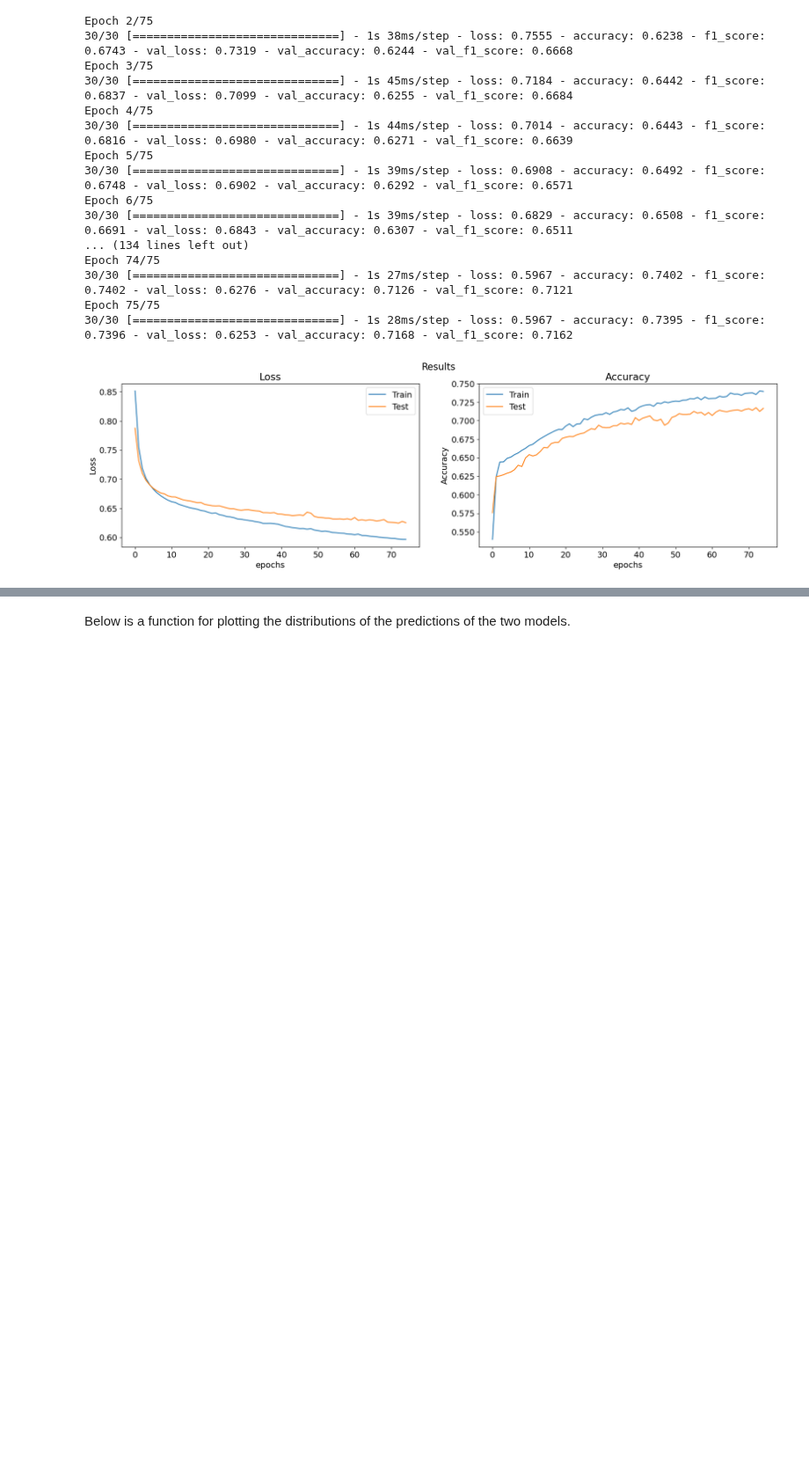
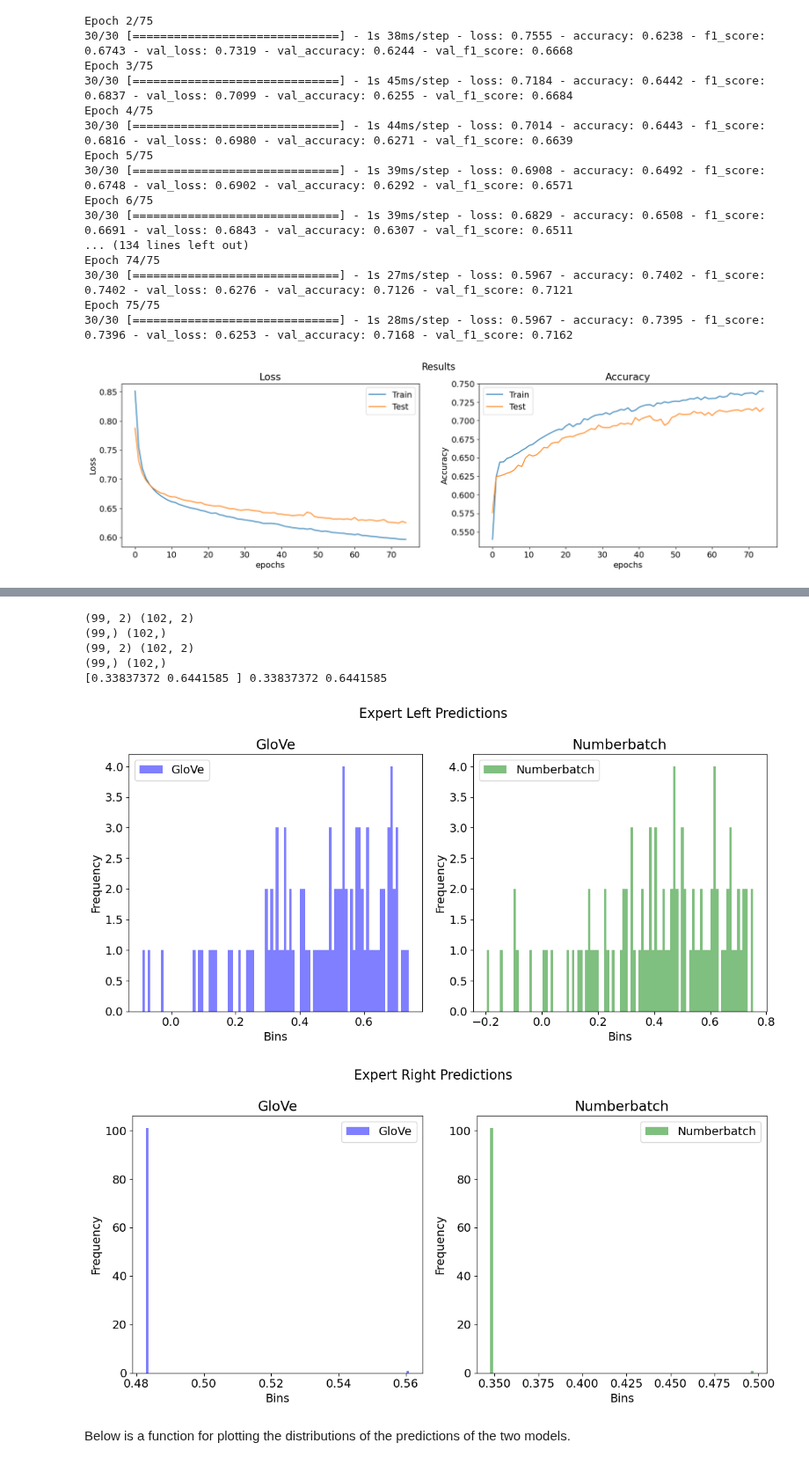
Before and after one commit to EliasLMann/pol-embed-bias, a Jupyter notebook: main.ipynb, the cells around one changed output, grey strips where cells are left out. Shown at 88% size. Cells and saved outputs as stored; diff of their text form; code cells hidden in the pictures; blank space fills up the shorter version.

Commit message:
begun validation and evaluation with expert headlines

```diff
--- a/main.ipynb
+++ b/main.ipynb
@@ -436,0 +444,14 @@ test_padded = pad_sequences(seq, maxlen=MAX_TITLE_LEN)
+# %%
+glove_expert_left = glove_model.predict(left_padded)
+glove_expert_right = glove_model.predict(right_padded)
+
+numberbatch_expert_left = numberbatch_model.predict(left_padded)
+numberbatch_expert_right = numberbatch_model.predict(right_padded)
+
+
+#take the difference of the two ouputs of the model
+glove_left_preds =  glove_expert_left[:,1] - glove_expert_left[:,0]
+numberbatch_left_preds =  numberbatch_expert_left[:,1] - numberbatch_expert_left[:,0]
+
+glove_right_preds =  glove_expert_right[:,1] - glove_expert_right[:,0]
+numberbatch_right_preds =  numberbatch_expert_right[:,1] - numberbatch_expert_right[:,0]
@@ -437,3 +463,52 @@ test_padded = pad_sequences(seq, maxlen=MAX_TITLE_LEN)
+# %%
+print(glove_expert_left.shape, glove_expert_right.shape)
+print(glove_left_preds.shape, glove_right_preds.shape)
+
+print(numberbatch_expert_left.shape, numberbatch_expert_right.shape)
+print(numberbatch_left_preds.shape, numberbatch_right_preds.shape)
+
+
+print(glove_expert_left[10], glove_expert_left[10,0], glove_expert_left[10,1])
+# %% [output]
+(99, 2) (102, 2)
+(99,) (102,)
+(99, 2) (102, 2)
+(99,) (102,)
+[0.33837372 0.6441585 ] 0.33837372 0.6441585
+# %%
+def plot_side_by_side_histograms(data1, data2, bins=100, alpha=0.5, label1=None, label2=None, color1='blue', color2='green', title=None):
+    # Create a figure with two subplots (1 row, 2 columns)
+    fig, axes = plt.subplots(1, 2, figsize=(12, 6))
+
+    # Plot the first histogram on the first subplot
+    axes[0].hist(data1, bins=bins, alpha=alpha, label=label1, color=color1)
+    axes[0].set_title( label1)
+    axes[0].set_xlabel('Bins')
+    axes[0].set_ylabel('Frequency')
+    axes[0].legend()
+
+    # Plot the second histogram on the second subplot
+    axes[1].hist(data2, bins=bins, alpha=alpha, label=label2, color=color2)
+    axes[1].set_title(label2)
+    axes[1].set_xlabel('Bins')
+    axes[1].set_ylabel('Frequency')
+    axes[1].legend()
+
+        # Add overall title to the plot
+    if title:
+        fig.suptitle(title, fontsize=16)
+
+    # Adjust the layout of the subplots to prevent overlapping labels
+    plt.tight_layout()
+
+    # Show the plot
+    plt.show()
+# %%
+plot_side_by_side_histograms(glove_left_preds, numberbatch_left_preds, label1="GloVe", label2="Numberbatch", title="Expert Left Predictions")
+plot_side_by_side_histograms(glove_right_preds, numberbatch_right_preds, label1="GloVe", label2="Numberbatch", title="Expert Right Predictions")
+# %% [output]
+[figure, added]
+[figure, added]
 # %% [markdown]
 Below is a function for plotting the distributions of the predictions of the two models.
 # %%
```
Also changed, not shown: parts of 5 cells of this notebook.
